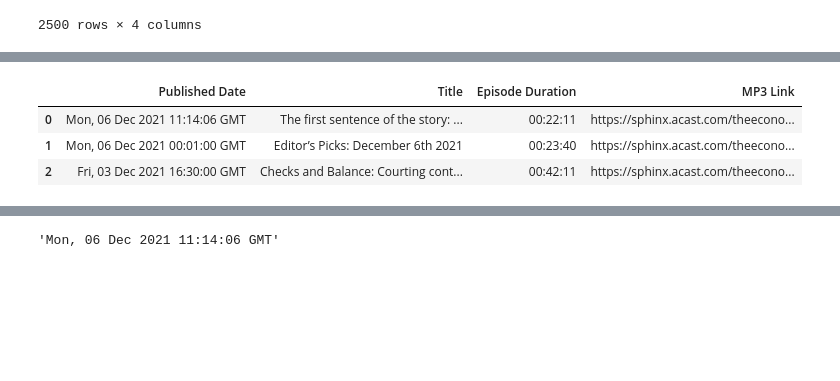
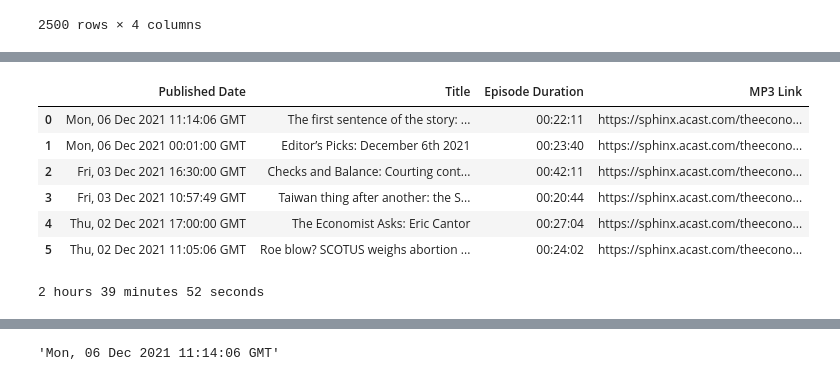
Before and after one commit to cryptodogofmax/podcast-web-player, a Jupyter notebook: podcast_player.ipynb, the cells around one changed output, grey strips where cells are left out. Drawn from its saved outputs; the diff is of its cells as text; code cells hidden in the pictures; blank space fills up the shorter version.

Commit message:
print total listening hours

```diff
--- a/podcast_player.ipynb
+++ b/podcast_player.ipynb
@@ -71,11 +83,39 @@ played_episodes
 # %%
 played_episodes_df = episodes[episodes["MP3 Link"].isin(played_episodes)]
+played_episodes_df.sort_values(by=["Published Date"])
 played_episodes_df
 # %% [output]
 |  | Published Date | Title | Episode Duration | MP3 Link |
 | 0 | Mon, 06 Dec 2021 11:14:06 GMT | The first sentence of the story: ... | 00:22:11 | https://sphinx.acast.com/theecono... |
 | 1 | Mon, 06 Dec 2021 00:01:00 GMT | Editor’s Picks: December 6th 2021 | 00:23:40 | https://sphinx.acast.com/theecono... |
 | 2 | Fri, 03 Dec 2021 16:30:00 GMT | Checks and Balance: Courting cont... | 00:42:11 | https://sphinx.acast.com/theecono... |
+| 3 | Fri, 03 Dec 2021 10:57:49 GMT | Taiwan thing after another: the S... | 00:20:44 | https://sphinx.acast.com/theecono... |
+| 4 | Thu, 02 Dec 2021 17:00:00 GMT | The Economist Asks: Eric Cantor | 00:27:04 | https://sphinx.acast.com/theecono... |
+| 5 | Thu, 02 Dec 2021 11:05:06 GMT | Roe blow? SCOTUS weighs abortion ... | 00:24:02 | https://sphinx.acast.com/theecono... |
+# %%
+durations = played_episodes_df["Episode Duration"].tolist()
+d1 = durations[0]
+
+
+def get_total_seconds(d1):
+    hh, mm, ss = d1.split(":")
+    total_seconds = int(ss) + 60 * int(mm) + 60 * 60 * int(hh)
+    return total_seconds
+
+
+def get_total_time(played_episodes_df):
+    durations = played_episodes_df["Episode Duration"].tolist()
+    seconds_list = [get_total_seconds(d) for d in durations]
+    total_in_seconds = sum(seconds_list)
+    ss = total_in_seconds % 60
+    mm = int((total_in_seconds - ss) / 60 % 60)
+    hh = int((total_in_seconds - ss - 60 * mm) / 3600)
+    print(f"{hh} hours {mm} minutes {ss} seconds")
+
+
+get_total_time(played_episodes_df=played_episodes_df)
+# %% [output]
+2 hours 39 minutes 52 seconds
 # %%
 played_episodes_df.to_excel("played_theeconomist.xlsx")
 # %%
```
Also changed, not shown: parts of 3 cells of this notebook, 3 other files.
